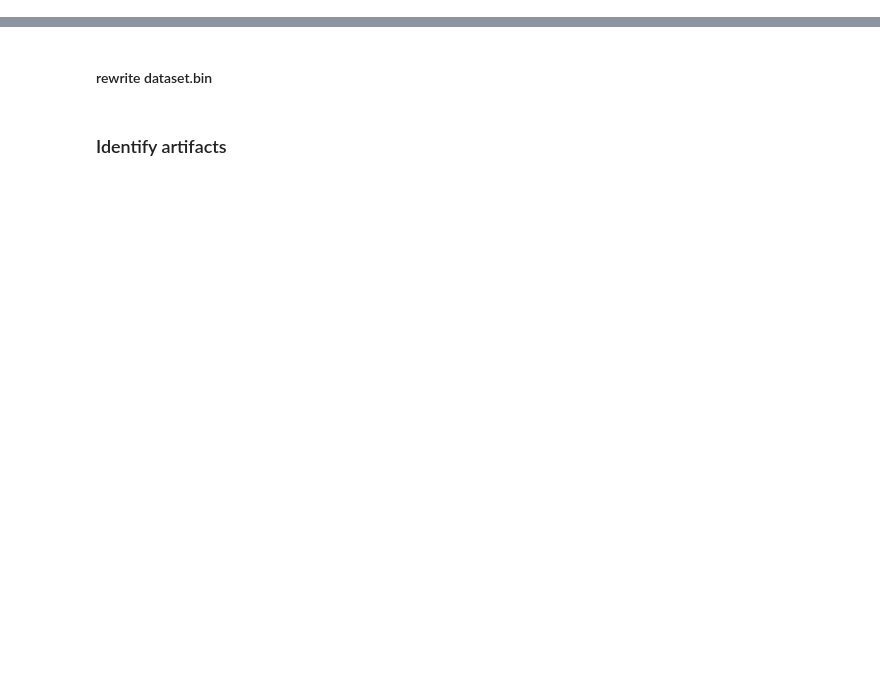
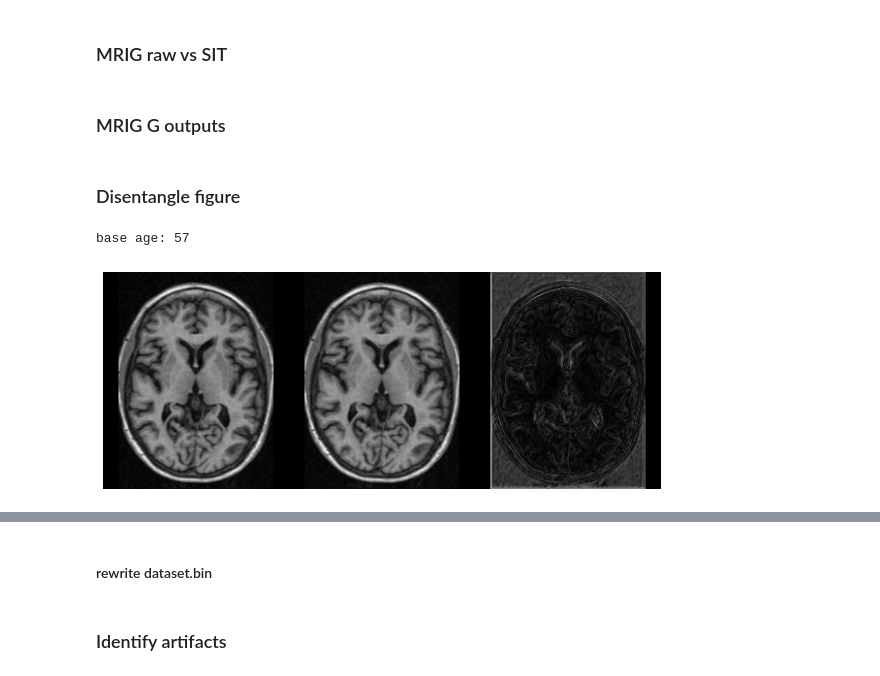
Before and after one commit to clintonjwang/spatial-intensity-transforms, a Jupyter notebook: sitgan/scratchpad.ipynb, the cells around one changed output, grey strips where cells are left out. Cells and saved outputs as stored; diff of their text form; code cells hidden in the pictures; blank space fills up the shorter version.

```diff
--- a/sitgan/scratchpad.ipynb
+++ b/sitgan/scratchpad.ipynb
@@ -119,0 +193,9 @@ path = "/data/vision/polina/projects/wmh/clintonw/raw_data/dcm/21/2100009092/000
+# %%
+crop = [slice(y1,y2), slice(x1,x2)]
+blank = torch.zeros_like(topright[slice(y1+2,y2), slice(x1,x2-2)])
+top_crops = torch.cat((top[crop[0], slice(x1,x2-2)], topright[crop[0], crop[1]]), dim=1)
+mid_crops = torch.cat((blank, midright[slice(y1+2,y2), crop[1]]), dim=1)
+bot_crops = torch.cat((blank, botright[slice(y1+2,y2), crop[1]]), dim=1)
+crops = torch.cat((top_crops, mid_crops, bot_crops), dim=0)
+plt.rcParams["figure.figsize"] = (10.0, 8.0)
+plt.imshow(crops); plt.axis('off');
@@ -119,0 +344,2 @@ path = "/data/vision/polina/projects/wmh/clintonw/raw_data/dcm/21/2100009092/000
+# %% [markdown]
+### MRIG raw vs SIT
@@ -119,0 +388,2 @@ path = "/data/vision/polina/projects/wmh/clintonw/raw_data/dcm/21/2100009092/000
+# %% [markdown]
+### MRIG G outputs
@@ -119,0 +393,2 @@ path = "/data/vision/polina/projects/wmh/clintonw/raw_data/dcm/21/2100009092/000
+# %% [markdown]
+### Disentangle figure
@@ -119,0 +403,39 @@ path = "/data/vision/polina/projects/wmh/clintonw/raw_data/dcm/21/2100009092/000
+# %%
+# ADNI
+series_id = "137_S_0994_109983"
+job = "dit_a_star"
+age_mean,age_scale = np.load(osp.join(ANALYSIS_DIR, "adni_normalizations.npy"))[0]
+dp = adni.get_midslice_for_series(series_id)
+base_age = round(dp["attributes"][0].item() * age_scale + age_mean)
+print("base age:", base_age)
+models, args = job_mgmt.get_job_model_and_args(job)
+model_type = args["network"]["type"]
+_, transforms = data_tx.get_transforms(args)
+dp = transforms([dp])[0]
+G=models["G"]
+# %% [output]
+base age: 57
+# %%
+output_imgs = []
+dY = torch.zeros_like(dp["attributes"]).unsqueeze(0).cuda()
+dY[:,0] = 10/age_scale
+X_0 = dp["image"].cuda().unsqueeze(0)
+attr_gt = dp["attributes"].cuda()
+attr_gt = torch.where(torch.isnan(attr_gt), torch.randn_like(attr_gt), attr_gt).unsqueeze(0)
+with torch.no_grad():
+    if model_type == "CVAE":
+        X_est, transforms = G(X_0, y=attr_gt, dy=dY, return_transforms=True)
+    elif model_type == "CAAE":
+        attr_targ = attr_gt + dY
+        X_est, transforms = G(X_0, y=attr_targ, return_transforms=True)
+    else:
+        X_est, transforms = G(X_0, dY, return_transforms=True)
+X_est = rescale_noclip(X_est.cpu().squeeze())
+X_0 = rescale_noclip(X_0.cpu().squeeze());
+flow = rescale_noclip((transforms[0,1:]).pow(2).sum(0).sqrt().cpu())
+
+img = torch.cat([pad_adni(X_0), pad_adni(X_est), pad_adni(flow)], dim=1)
+plt.rcParams["figure.figsize"] = (10.0, 6.0)
+plt.imshow(img, cmap="gray"); plt.axis('off');
+# %% [output]
+[figure, added]
```
Also changed, not shown: parts of 77 cells of this notebook, 26 other files.
